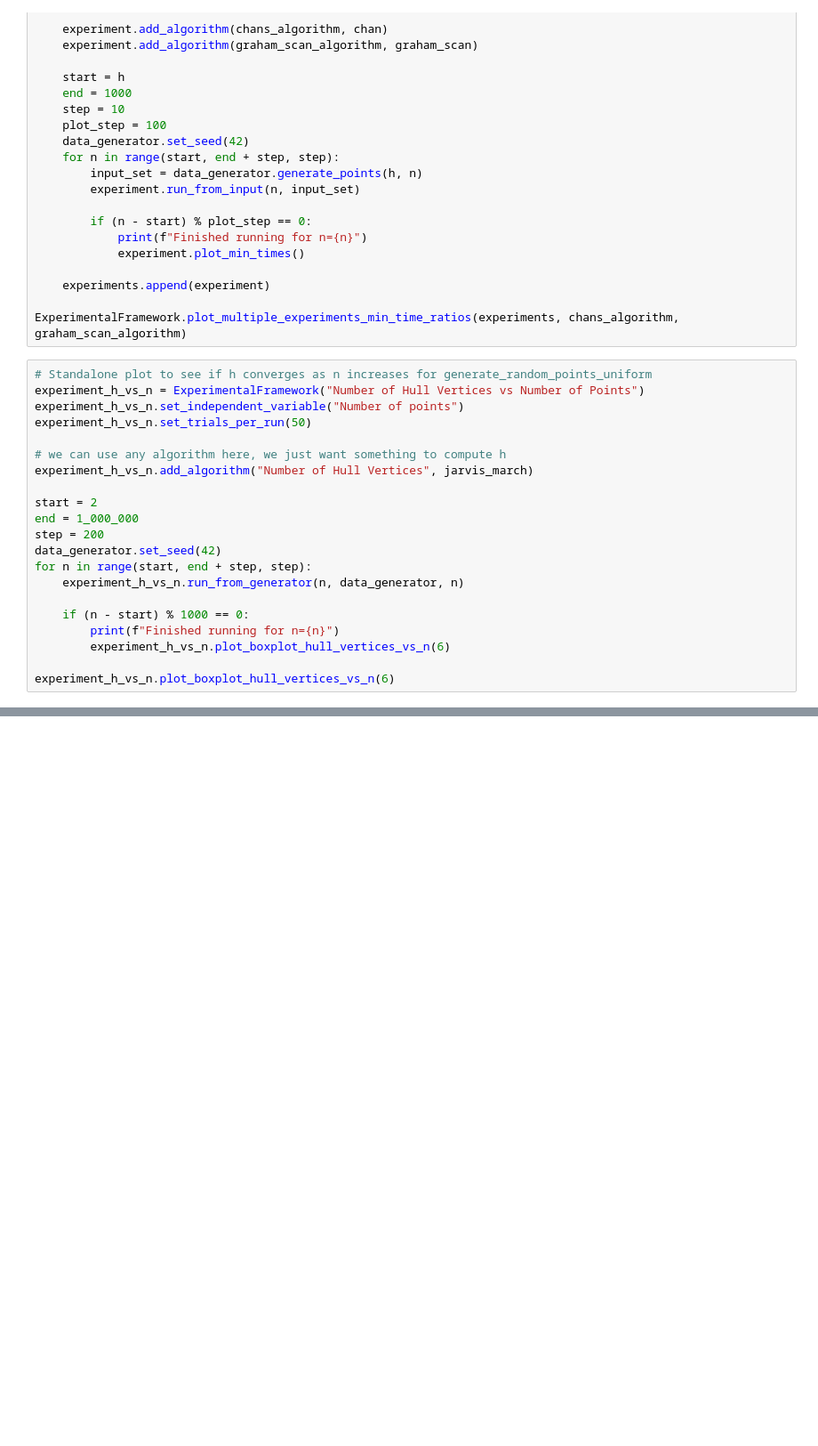
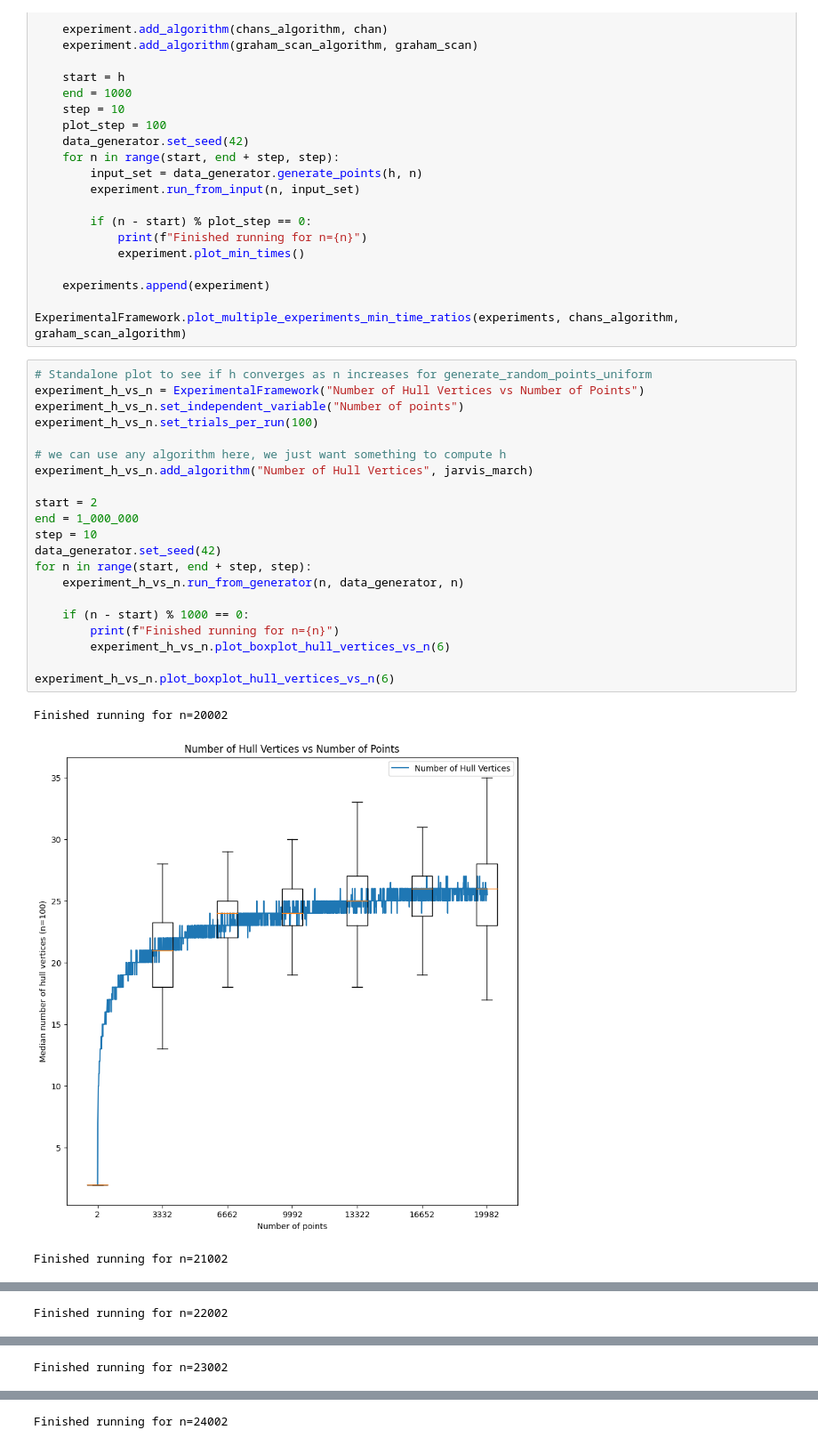
Before and after one commit to igreat/convex-hull, a Jupyter notebook: grp-001-0005code.ipynb, the cells around one changed output, grey strips where cells are left out. Shown at 89% size. Saved outputs shown, nothing was run; the diff lists cells and outputs as text; blank space fills up the shorter version.

```diff
--- a/grp-001-0005code.ipynb
+++ b/grp-001-0005code.ipynb
@@ -1030,21 +1061,25 @@ ExperimentalFramework.plot_multiple_experiments_min_time_ratios(experiments, cha
 # %%
 # Standalone plot to see if h converges as n increases for generate_random_points_uniform
 experiment_h_vs_n = ExperimentalFramework("Number of Hull Vertices vs Number of Points")
 experiment_h_vs_n.set_independent_variable("Number of points")
-experiment_h_vs_n.set_trials_per_run(50)
+experiment_h_vs_n.set_trials_per_run(100)
 
 # we can use any algorithm here, we just want something to compute h
 experiment_h_vs_n.add_algorithm("Number of Hull Vertices", jarvis_march)
 
 start = 2
 end = 1_000_000
-step = 200
+step = 10
 data_generator.set_seed(42)
 for n in range(start, end + step, step):
     experiment_h_vs_n.run_from_generator(n, data_generator, n)
 
     if (n - start) % 1000 == 0:
         print(f"Finished running for n={n}")
         experiment_h_vs_n.plot_boxplot_hull_vertices_vs_n(6)
 
 experiment_h_vs_n.plot_boxplot_hull_vertices_vs_n(6)
+# %% [output]
+Finished running for n=20002
+[figure, added]
+Finished running for n=21002
@@ -1050,0 +1087 @@ experiment_h_vs_n.plot_boxplot_hull_vertices_vs_n(6)
+Finished running for n=22002
@@ -1050,0 +1089 @@ experiment_h_vs_n.plot_boxplot_hull_vertices_vs_n(6)
+Finished running for n=23002
@@ -1050,0 +1091 @@ experiment_h_vs_n.plot_boxplot_hull_vertices_vs_n(6)
+Finished running for n=24002
```
Also changed, not shown: parts of 7 cells of this notebook.
